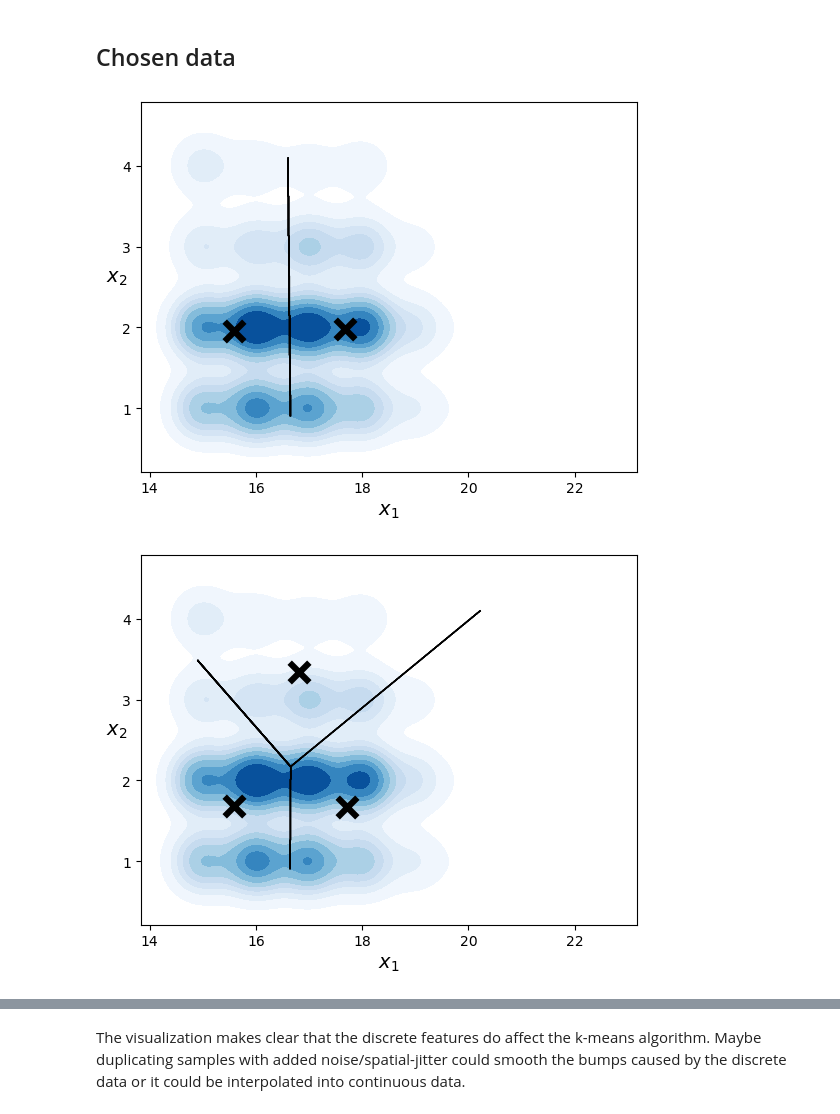
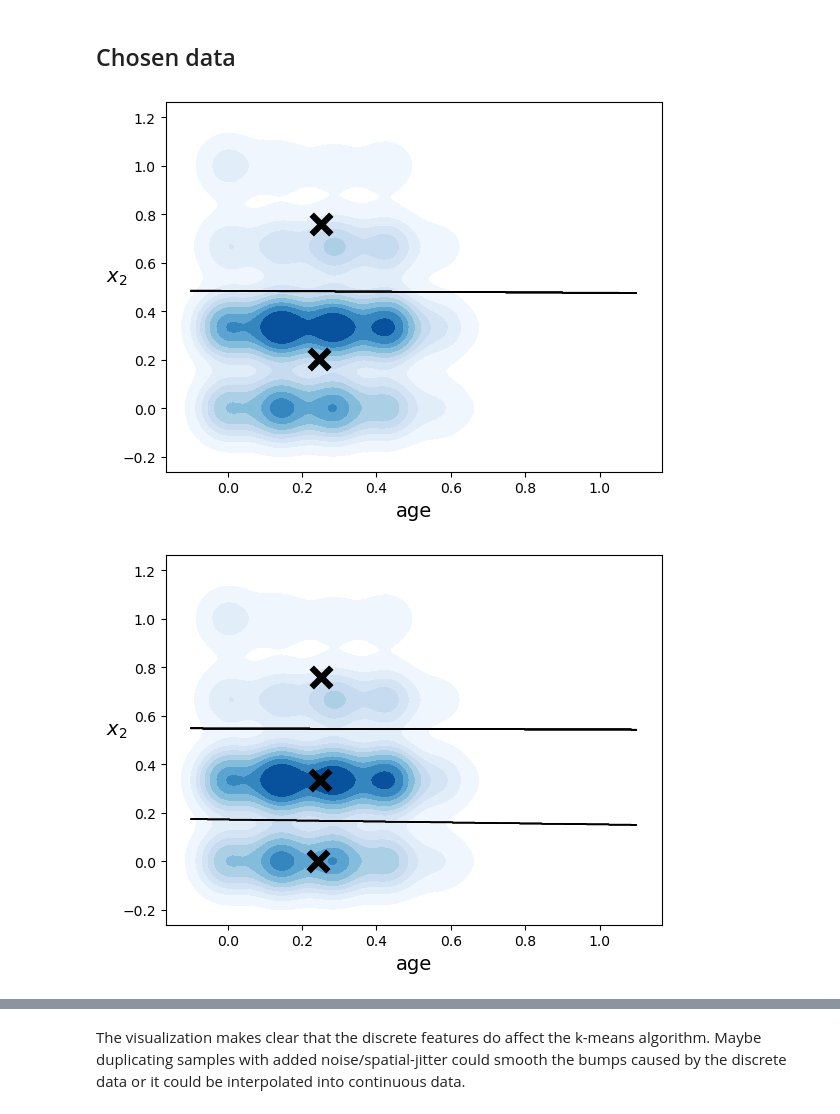
Before and after one commit to DuplexCard/F20DL-Natalia-G4, a Jupyter notebook: lab7.ipynb, the cells around one changed output, grey strips where cells are left out. Drawn from its saved outputs; the diff is of its cells as text; code cells hidden in the pictures.

```diff
--- a/lab7.ipynb
+++ b/lab7.ipynb
@@ -191,32 +194,40 @@ def plot_decision_boundaries(clusterer, X, resolution=1000, show_centroids=True,
     Z = clusterer.predict(np.c_[xx.ravel(), yy.ravel()])
     Z = Z.reshape(xx.shape)
 
-    # plt.contourf(Z, extent=(mins[0], maxs[0], mins[1], maxs[1]),
-    #             cmap="Pastel2")
-    plt.contour(Z, extent=(mins[0], maxs[0], mins[1], maxs[1]),
+    if show_centroids:
+        if isinstance(clusterer, KMeans):
+            plot_data(X)
+            plot_centroids(clusterer.cluster_centers_)
+            plt.contour(Z, extent=(mins[0], maxs[0], mins[1], maxs[1]),
                 linewidths=1, colors='k')
-    plot_data(X)
-    if show_centroids:
-        plot_centroids(clusterer.cluster_centers_)
+        elif isinstance(clusterer, GaussianMixture):
+            plot_centroids(clusterer.means_)
 
     if show_xlabels:
-        plt.xlabel("$x_1$", fontsize=14)
+        plt.xlabel("age", fontsize=14)
     else:
         plt.tick_params(labelbottom=False)
     if show_ylabels:
         plt.ylabel("$x_2$", fontsize=14, rotation=0)
     else:
         plt.tick_params(labelleft=False)
+
+    # plt.contourf(Z, extent=(mins[0], maxs[0], mins[1], maxs[1]),
+    #             cmap="Pastel2")
 # %%
 df = df3[["age", "studytime"]]
 # df = df3[["age", "G3"]]
+
+
+scaler = MinMaxScaler()
+df = scaler.fit_transform(df)
 
 for k in range(2,7):
     k_means = KMeans(n_clusters=k, random_state=0)
     k_means.fit(X=df)
 
-    plot_decision_boundaries(k_means, df.to_numpy())
+    plot_decision_boundaries(k_means, df)
     plt.show()
 # %% [output]
-[figure, old version]
+[figure, new version]
-[figure, old version]
+[figure, new version]
```
Also changed, not shown: parts of 9 cells of this notebook.
